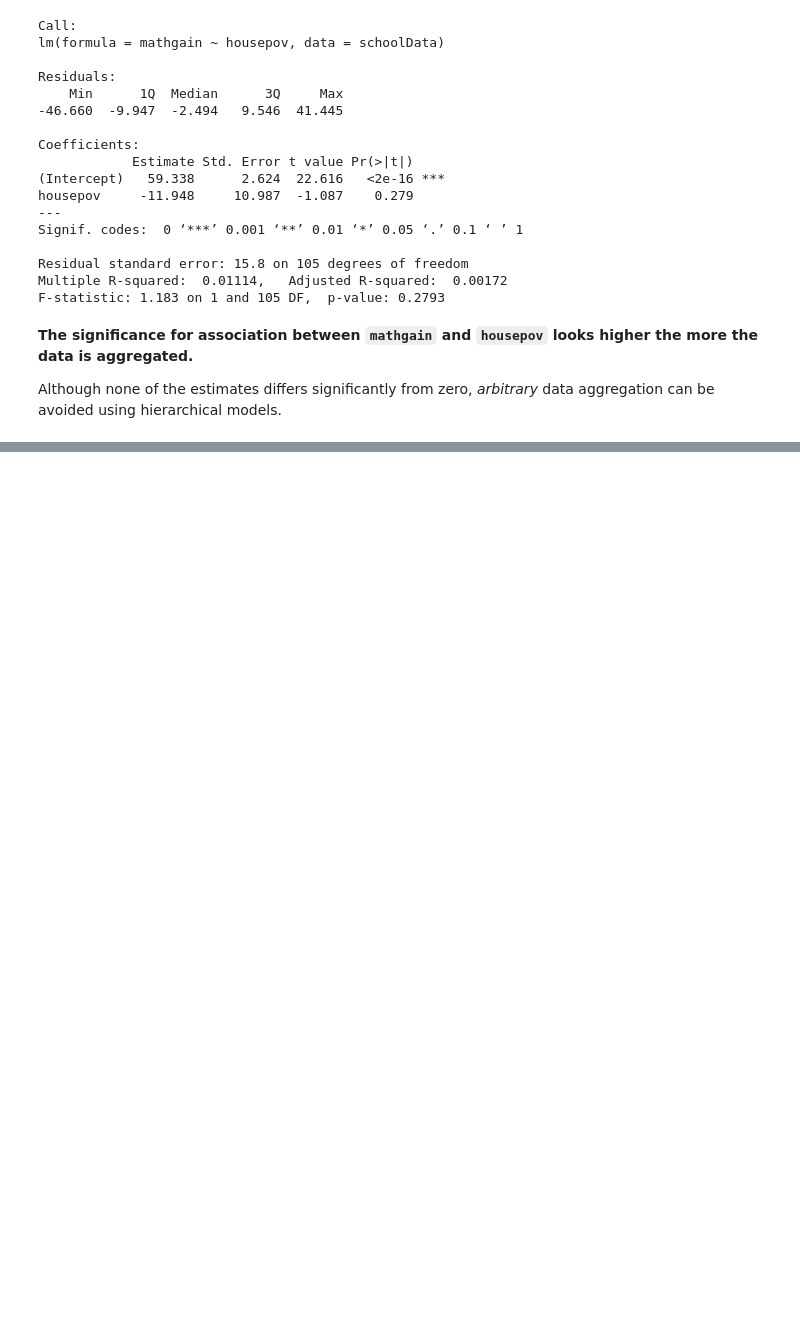
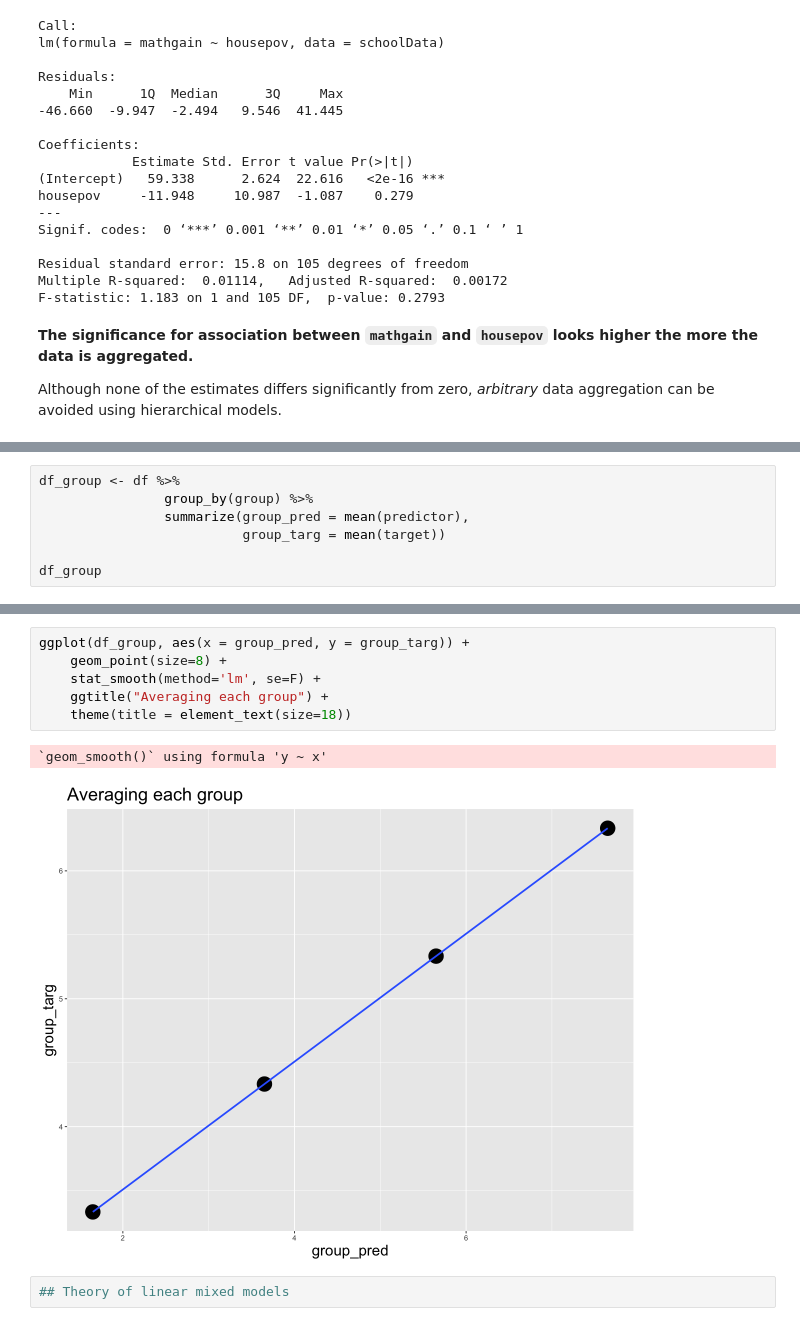
Before and after one commit to benslack19/my_DS_notes, a Jupyter notebook: analysis_and_machine_learning/LMM_datacamp_01.ipynb, the cells around one changed output, grey strips where cells are left out. Saved outputs shown, nothing was run; the diff lists cells and outputs as text; blank space fills up the shorter version.

```diff
--- a/analysis_and_machine_learning/LMM_datacamp_01.ipynb
+++ b/analysis_and_machine_learning/LMM_datacamp_01.ipynb
@@ -322,0 +1192,7 @@ Also, when plotting a regression line in a scatter plot, use `geom_abline`, extr
+# %%
+df_group <- df %>%
+                group_by(group) %>%
+                summarize(group_pred = mean(predictor),
+                          group_targ = mean(target))
+
+df_group
@@ -322,0 +1207,11 @@ Also, when plotting a regression line in a scatter plot, use `geom_abline`, extr
+# %%
+ggplot(df_group, aes(x = group_pred, y = group_targ)) +
+    geom_point(size=8) +
+    stat_smooth(method='lm', se=F) +
+    ggtitle("Averaging each group") +
+    theme(title = element_text(size=18))
+# %% [output]
+`geom_smooth()` using formula 'y ~ x'
+[figure, added]
+# %%
+## Theory of linear mixed models
```
Also changed, not shown: parts of 61 cells of this notebook, 7 other files.
